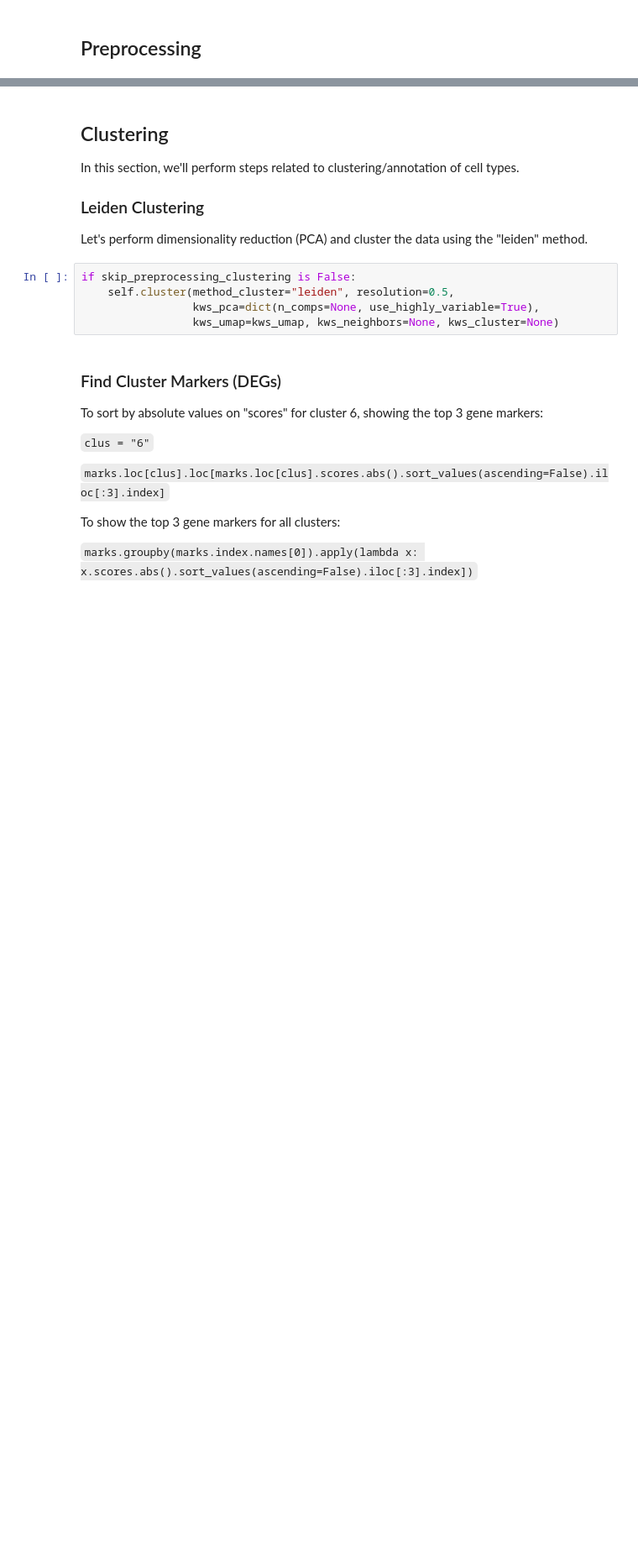
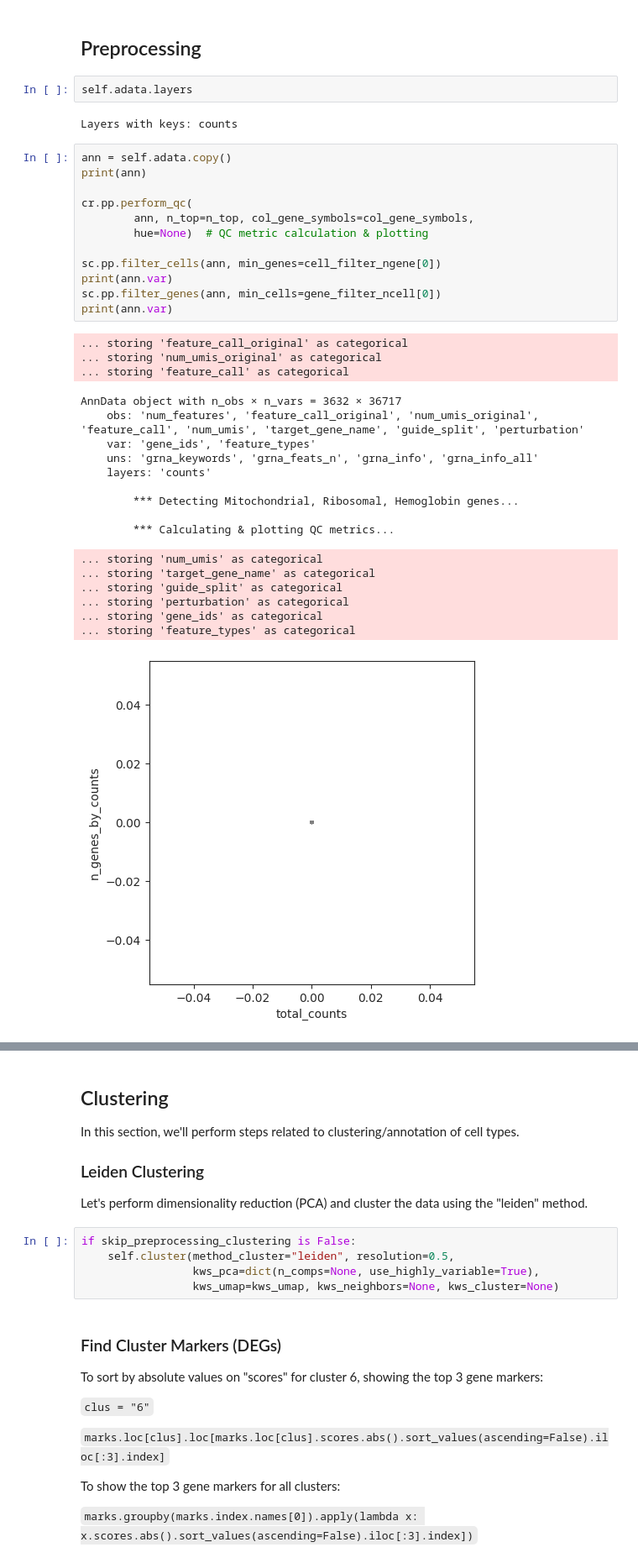
Before and after one commit to ChoBioLab/corescpy, a Jupyter notebook: examples/crispr_object.ipynb, the cells around one changed output, grey strips where cells are left out. Shown: that part at 84% size. Cells and saved outputs as stored; diff of their text form; blank space fills up the shorter version.

```diff
--- a/examples/crispr_object.ipynb
+++ b/examples/crispr_object.ipynb
@@ -217,2 +209,38 @@ KeyboardInterrupt:
 # %% [markdown]
 ## Preprocessing
+# %%
+self.adata.layers
+# %% [output]
+Layers with keys: counts
+# %%
+ann = self.adata.copy()
+print(ann)
+
+cr.pp.perform_qc(
+        ann, n_top=n_top, col_gene_symbols=col_gene_symbols,
+        hue=None)  # QC metric calculation & plotting
+
+sc.pp.filter_cells(ann, min_genes=cell_filter_ngene[0])
+print(ann.var)
+sc.pp.filter_genes(ann, min_cells=gene_filter_ncell[0])
+print(ann.var)
+# %% [output]
+... storing 'feature_call_original' as categorical
+... storing 'num_umis_original' as categorical
+... storing 'feature_call' as categorical
+AnnData object with n_obs × n_vars = 3632 × 36717
+    obs: 'num_features', 'feature_call_original', 'num_umis_original', 'feature_call', 'num_umis', 'target_gene_name', 'guide_split', 'perturbation'
+    var: 'gene_ids', 'feature_types'
+    uns: 'grna_keywords', 'grna_feats_n', 'grna_info', 'grna_info_all'
+    layers: 'counts'
+
+        *** Detecting Mitochondrial, Ribosomal, Hemoglobin genes...
+
+        *** Calculating & plotting QC metrics...
+... storing 'num_umis' as categorical
+... storing 'target_gene_name' as categorical
+... storing 'guide_split' as categorical
+... storing 'perturbation' as categorical
+... storing 'gene_ids' as categorical
+... storing 'feature_types' as categorical
+[figure, added]
```
Also changed, not shown: parts of 4 cells of this notebook, 5 other files.
